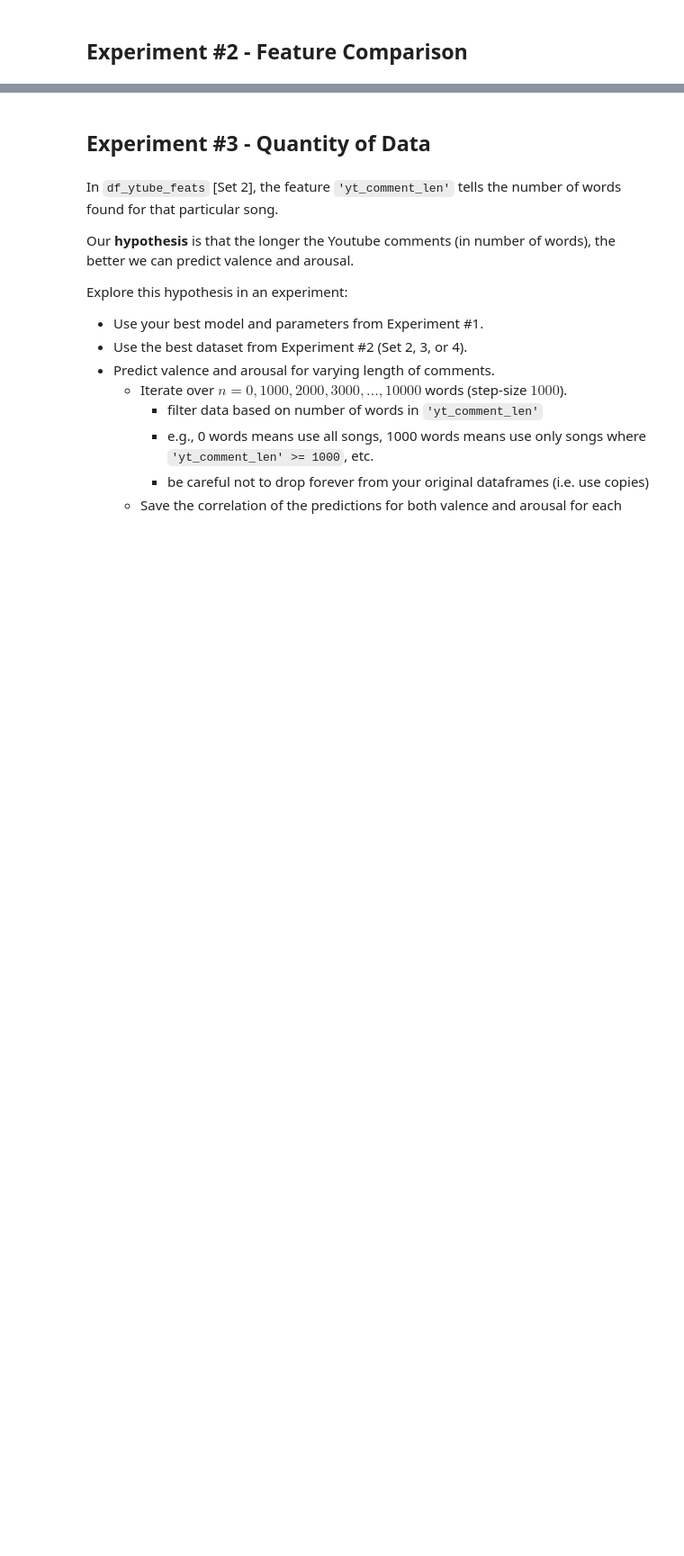
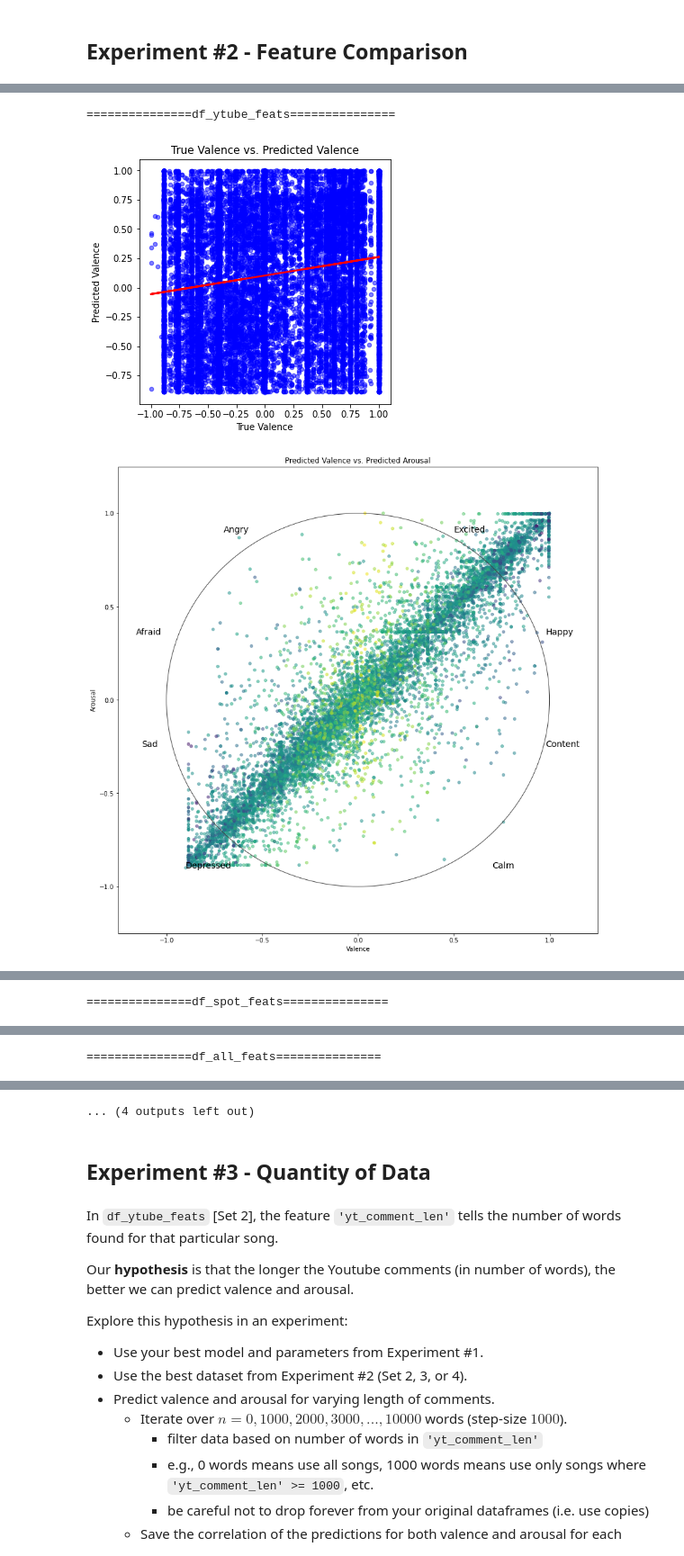
Before and after one commit to teemal/machine_learning_and_data_mining, a Jupyter notebook: Lab_3.ipynb, the cells around one changed output, grey strips where cells are left out. Shown at 90% size. Cells and saved outputs as stored; diff of their text form; code cells hidden in the pictures; blank space fills up the shorter version.

Commit message:
finished exp 3. TODO write ups

```diff
--- a/Lab_3.ipynb
+++ b/Lab_3.ipynb
@@ -480,0 +686,46 @@ Whereever relevant, use `random_state=1`.
+# %%
+def exp2(best_clf, datasets=[]):
+  pears = []
+  labels = ['valence', 'arousal']
+  mse = {}
+  for d in datasets:
+    print('='*15 + str(d.name) + '='*15)
+    for l in labels:
+      vc = []
+      ac = []
+      X, y = splitter(d, predictor= l)
+      if(l == 'valence'):
+        vy_pred, pear = train_and_test_CV(best_clf, X, y)
+        plot_data(y, vy_pred, 'True Valence', 'Predicted Valence', 'True Valence vs. Predicted Valence',  plt_size=5)
+      else:
+        ay_pred, pear = train_and_test_CV(best_clf, X, y)
+        plot_data(y, ay_pred, 'True Arousal', 'Predicted Arousal', 'True Arousal vs. Predicted Arousal',  plt_size=5)
+      for i in range(len(ay_preds)):
+        vc.append(abs(y[i]) - abs(vy_preds[i]))
+        ac.append(abs(y[i]) - abs(ay_preds[i]))
+      plot_data(vy_preds, ay_preds, 'Valence', 'Arousal', 'Predicted Valence vs. Predicted Arousal',
+          colors=vc, val_vs_aro=True)
+    vc = np.array(vc)
+    ac = np.array(ac)
+    mse[str(d.name) + ' valence mse'] =  np.mean((vc)**2)
+    mse[str(d.name) + ' arousal mse'] = np.mean((ac)**2)
+  print('TODO FIX BELOW :(')
+  for v in mse:
+    print(v, mse[v])
+# %%
+# TODO: clf is a stand in until I figure out tuning in exp1
+clf = tree.DecisionTreeRegressor(ccp_alpha=0.0, criterion='mse',
+                      max_features=None, max_leaf_nodes=None,
+                      min_impurity_decrease=0.0, min_impurity_split=None,
+                      min_samples_leaf=1, min_samples_split=10,
+                      min_weight_fraction_leaf=0.0, presort='deprecated',
+                      random_state=None, splitter='best')
+df_ytube_feats.name = 'df_ytube_feats'
+df_spot_feats.name = 'df_spot_feats'
+df_all_feats.name = 'df_all_feats'
+datasets = [df_ytube_feats, df_spot_feats, df_all_feats]
+vmse = exp2(clf, datasets= datasets)
+# %% [output]
+===============df_ytube_feats===============
+[figure, added]
+[figure, added]
@@ -480,0 +734 @@ Whereever relevant, use `random_state=1`.
+===============df_spot_feats===============
@@ -480,0 +739 @@ Whereever relevant, use `random_state=1`.
+===============df_all_feats===============
@@ -481,3 +741,4 @@ Whereever relevant, use `random_state=1`.
+... (4 outputs left out)
 # %% [markdown]
 ## Experiment #3 - Quantity of Data
 # %% [markdown]
```
Also changed, not shown: parts of 16 cells of this notebook.
